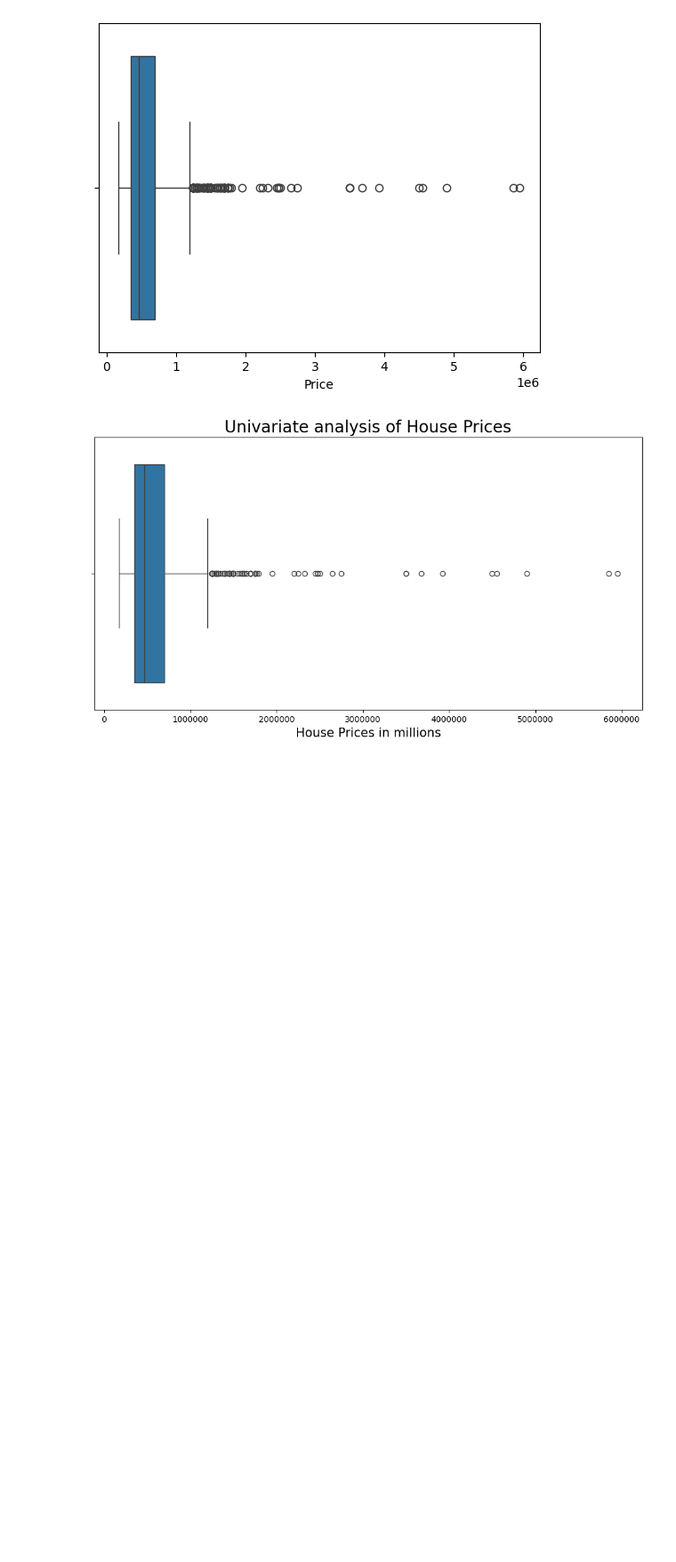
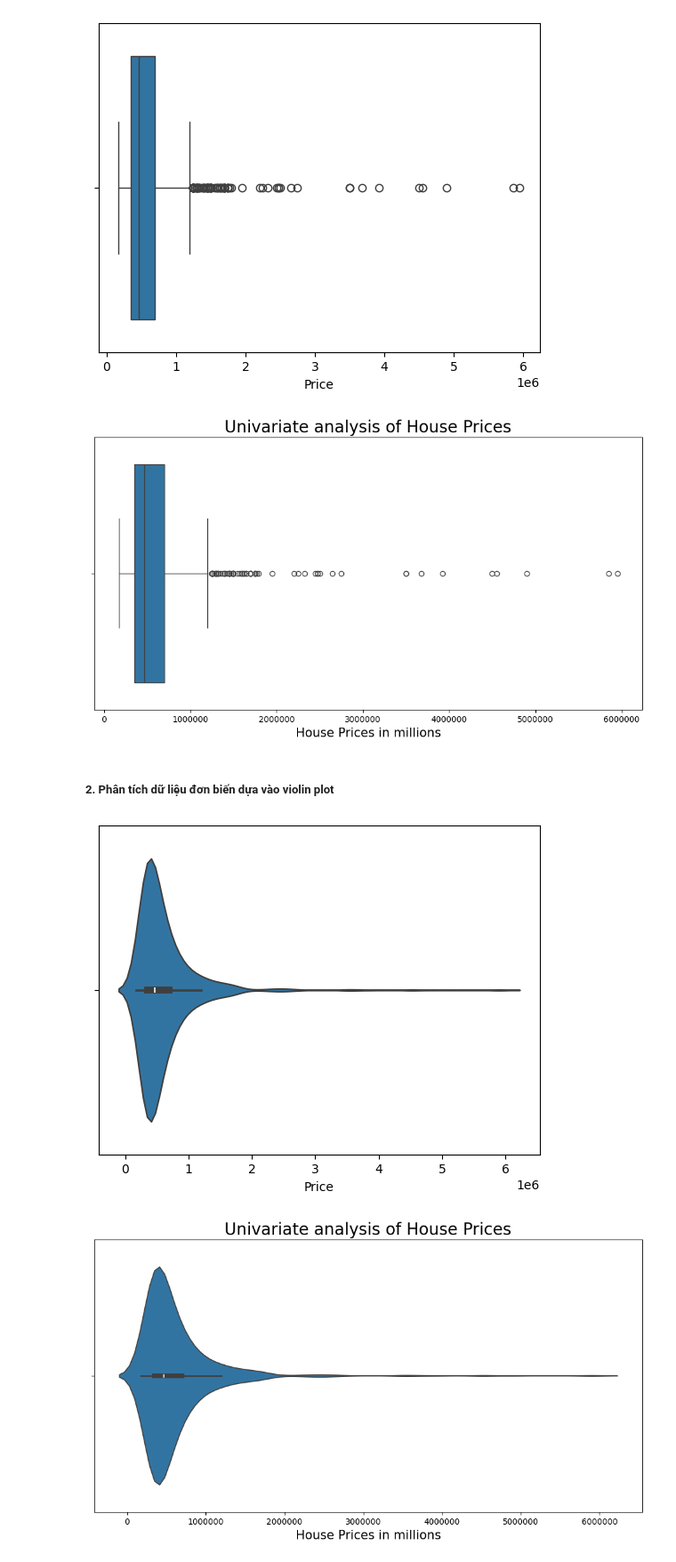
Before and after one commit to chien2734/sgu_data_analyst, a Jupyter notebook: BTL01_EDA/Task_1_3.ipynb, the cells around one changed output. Shown at 89% size. Saved outputs shown, nothing was run; the diff lists cells and outputs as text; code cells hidden in the pictures; blank space fills up the shorter version.

```diff
--- a/BTL01_EDA/Task_1_3.ipynb
+++ b/BTL01_EDA/Task_1_3.ipynb
@@ -168,8 +168,11 @@ plt.savefig("Pie_chart.png")
 # %%
-houseprices_data = pd.read_csv("data/HousingPrices.csv")
+houseprices_data = pd.read_csv("HousingPrices-Amsterdam-August-2021.csv")
 houseprices_data = houseprices_data[['Zip','Price','Area','Room']]
+
 # case 1: Create a boxplot using the boxplot method
 sns.boxplot(data = houseprices_data, x= houseprices_data["Price"])
+print()
+
 # case 2: advanced
 plt.figure(figsize= (12,6))
 ax = sns.boxplot(data = houseprices_data, x= houseprices_data["Price"])
@@ -180,3 +183,18 @@ plt.savefig("Boxplot.png")
 # %% [output]
 [figure]
 [figure]
+# %% [markdown]
+##### 2. Phân tích dữ liệu đơn biến dựa vào violin plot
+# %%
+# case 1: basic
+sns.violinplot(data = houseprices_data, x= houseprices_data["Price"])
+
+# case 2: advanced
+plt.figure(figsize= (12,6))
+ax = sns.violinplot(data = houseprices_data, x=houseprices_data["Price"])
+ax.set_xlabel('House Prices in millions',fontsize = 15)
+ax.set_title('Univariate analysis of House Prices', fontsize= 20)
+plt.ticklabel_format(style='plain', axis='x')
+# %% [output]
+[figure, added]
+[figure, added]
```
Also changed, not shown: parts of 49 cells of this notebook.
